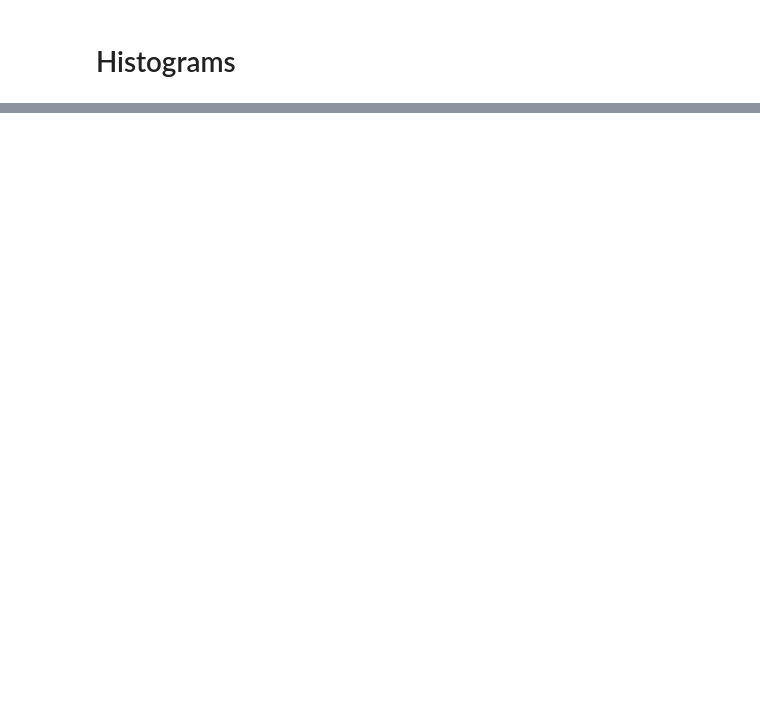
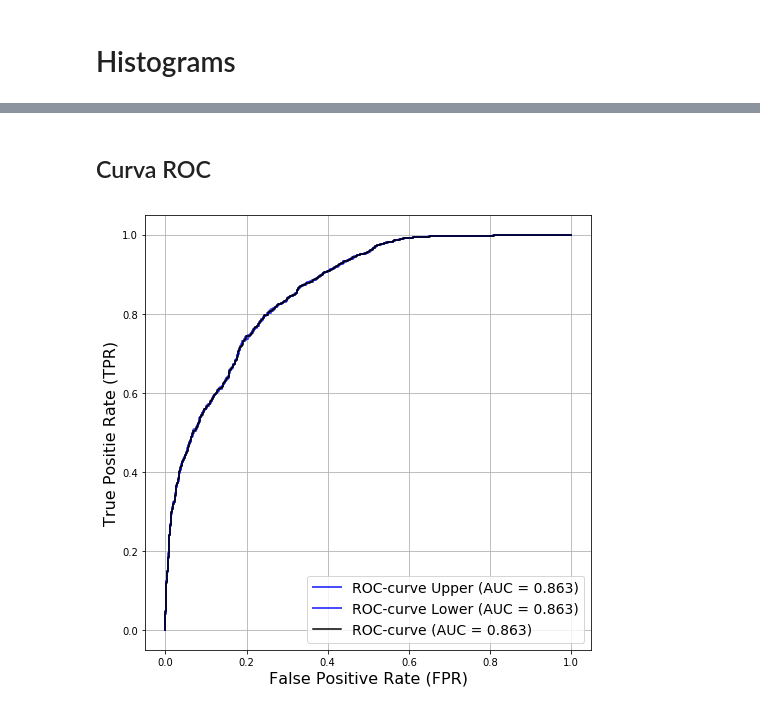
Before and after one commit to TsspGit/CodVid19_CIEMAT, a Jupyter notebook: Uncertainty_XGBoost_Analysis.ipynb, the cells around one changed output, grey strips where cells are left out. Cells and saved outputs as stored; diff of their text form; code cells hidden in the pictures; blank space fills up the shorter version.

```diff
--- a/Uncertainty_XGBoost_Analysis.ipynb
+++ b/Uncertainty_XGBoost_Analysis.ipynb
@@ -52,8 +55,9 @@ Std: [0.00082755 0.0072302  0.0052276  ... 0.00376151 0.00064119 0.00093641]
 # %%
 p = 0.10
-N = len(preds)
-l2 = 0.005
-tau = (1 - p)/(2*N*l2)
+N = 5
+lambd = 0.005
+l2 = 1
+tau = (1 - p)/(2*N*lambd)*l2
 E_s = 1/tau
 E_t = np.sqrt(predictive_variance + E_s)
 print("tau: {}\nError: {}\nTotal Error: {}".format(tau, E_s, E_t))
@@ -123,0 +134,22 @@ fig2.savefig('Figures/histograms_Covid_Uncertainty_XGBr.eps', dpi=200)
+# %% [markdown]
+## Curva ROC
+# %%
+fpr, tpr, thresholds = roc_curve(Y_test, predictive_mean)
+fpr_U, tpr_U, thr = roc_curve(Y_test, predictive_mean_up)
+fpr_L, tpr_L, thr = roc_curve(Y_test, predictive_mean_down)
+roc_auc = auc(fpr, tpr)
+roc_auc_U = auc(fpr_U, tpr_U)
+roc_auc_L = auc(fpr_L, tpr_L)
+# %%
+fig3, ax3 =plt.subplots(figsize=(8,8))
+ax3.plot(fpr_U, tpr_U, color='blue',lw=2, label='ROC-curve Upper (AUC = %0.3f)' % (roc_auc_U), alpha=0.7)
+ax3.plot(fpr_L, tpr_L, color='blue',lw=2, label='ROC-curve Lower (AUC = %0.3f)' % (roc_auc_L), alpha=0.7)
+ax3.plot(fpr, tpr, color='k', label='ROC-curve (AUC = %0.3f)' % (roc_auc))
+ax3.set_ylabel('True Positie Rate (TPR)', fontsize=16)
+ax3.set_xlabel('False Positive Rate (FPR)', fontsize=16)
+plt.grid()
+plt.legend(loc="lower right", fontsize=14)
+fig3.savefig('Figures/ROC')
+plt.show()
+# %% [output]
+[figure, added]
```
Also changed, not shown: parts of 9 cells of this notebook, 22 other files.
